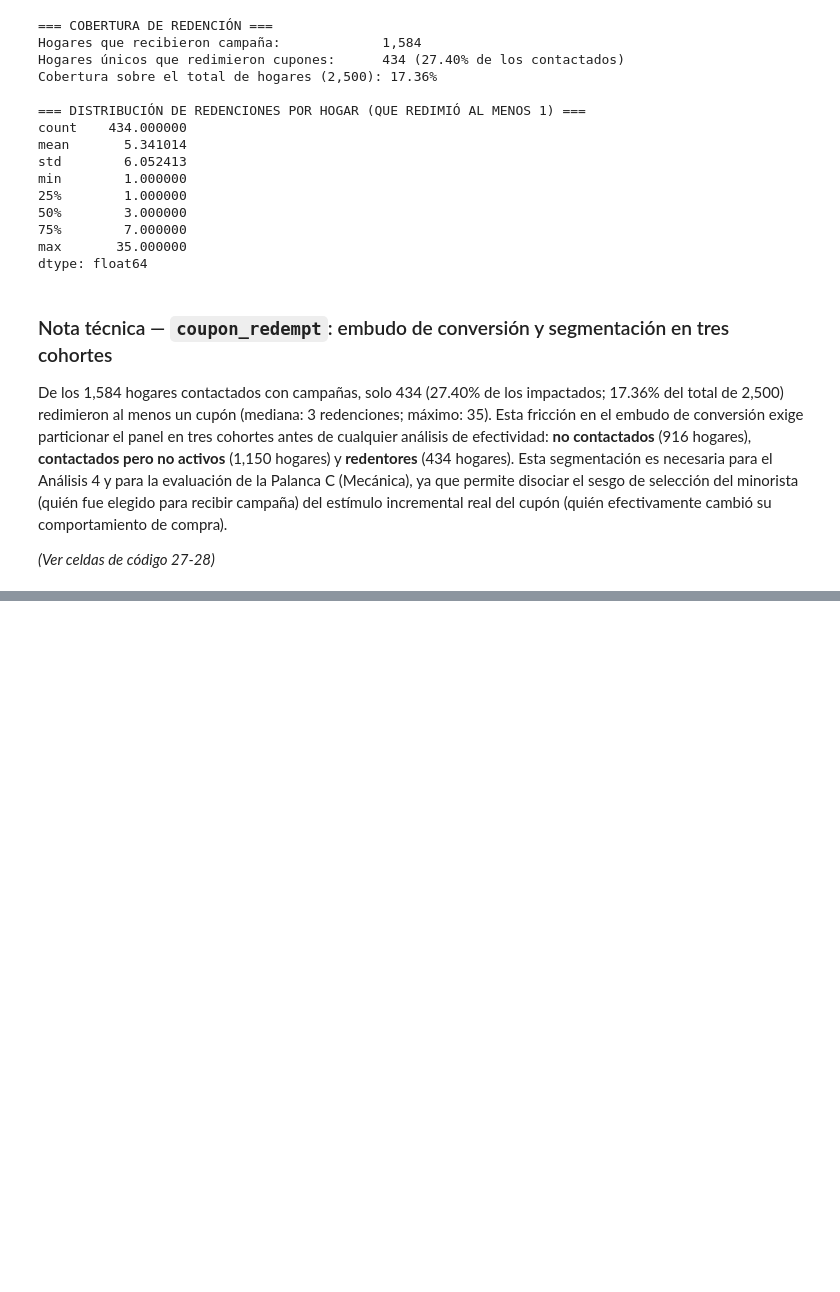
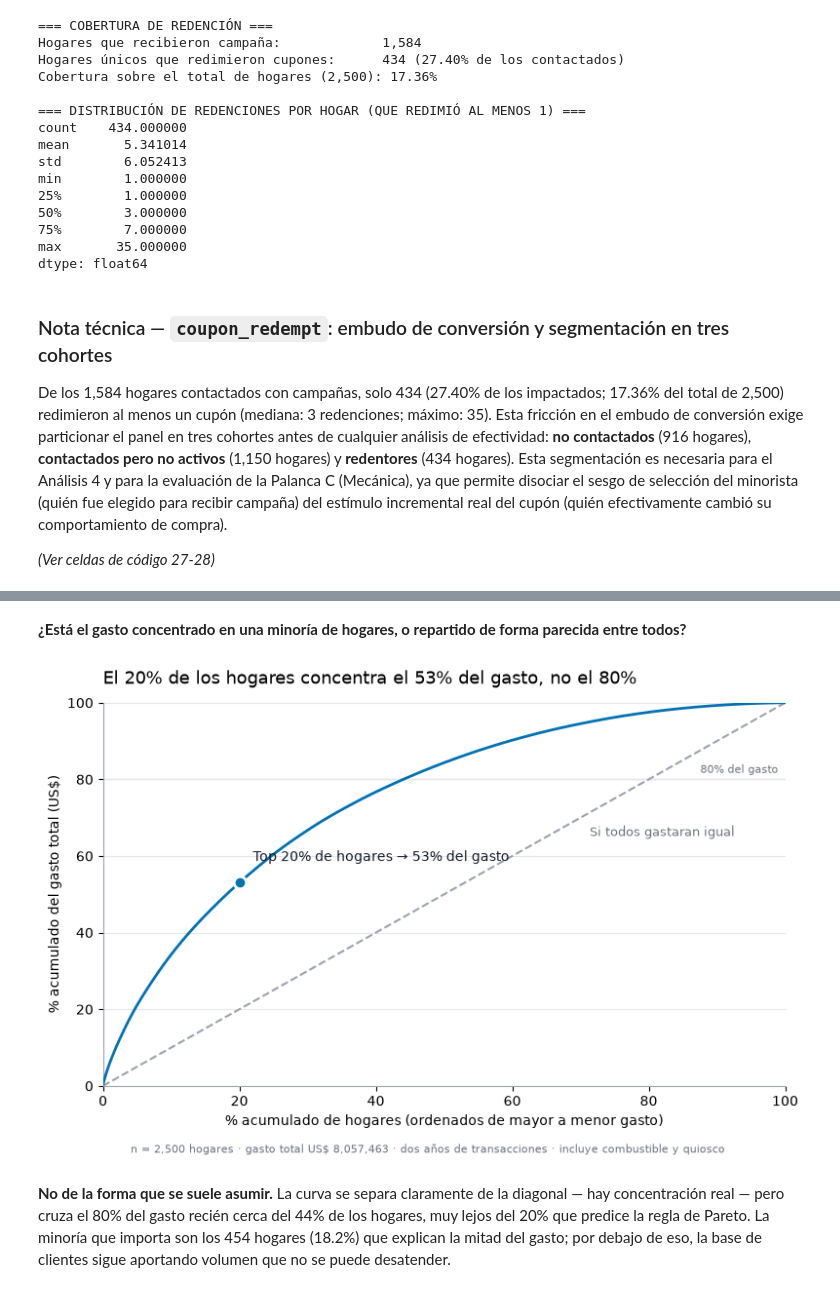
Before and after one commit to xNoksS/proyecto1_BI, a Jupyter notebook: proyecto1_sanchez_mejia.ipynb, the cells around one changed output, grey strips where cells are left out. Saved outputs shown, nothing was run; the diff lists cells and outputs as text; code cells hidden in the pictures; blank space fills up the shorter version.

```diff
--- a/proyecto1_sanchez_mejia.ipynb
+++ b/proyecto1_sanchez_mejia.ipynb
@@ -796,0 +902,74 @@ a
+# %% [markdown]
+**¿Está el gasto concentrado en una minoría de hogares, o repartido de forma parecida entre todos?**
+# %%
+# =========================================================
+# Gráfico 1 · Curva de concentración acumulada del gasto (tipo Pareto / Lorenz)
+# =========================================================
+import os
+
+n_hogares = len(gasto_hh_total)
+x = np.arange(1, n_hogares + 1) / n_hogares * 100      # % acumulado de hogares
+y = acum_total.values * 100                            # % acumulado del gasto
+
+fig, ax = plt.subplots(figsize=(8, 5))
+
+# Línea de referencia: cómo se vería si todos los hogares gastaran lo mismo
+ax.plot([0, 100], [0, 100], color="#9ca3af", lw=1.5, ls="--", zorder=1)
+ax.text(
+    82, 68, "Si todos gastaran igual",
+    color="#6b7280", fontsize=9, ha="center", va="top",
+)
+
+# Curva observada
+ax.plot(x, y, color="#0072B2", lw=2, zorder=3)
+
+# Punto de referencia: el top 20%
+n20 = int(round(0.20 * n_hogares))
+y20 = acum_total.iloc[n20 - 1] * 100
+ax.plot([20], [y20], "o", ms=9, color="#0072B2", mec="white", mew=2, zorder=4)
+ax.annotate(
+    f"Top 20% de hogares → {y20:.0f}% del gasto",
+    xy=(20, y20), xytext=(10, 16), textcoords="offset points",
+    fontsize=10, color="#111827",
+)
+
+# Referencia del 80/20 que NO se cumple
+ax.axhline(80, color="#d1d5db", lw=1, zorder=0)
+ax.text(99, 81, "80% del gasto", fontsize=8, color="#6b7280", ha="right", va="bottom")
+
+ax.set_title(
+    "El 20% de los hogares concentra el 53% del gasto, no el 80%",
+    fontsize=13, pad=14, loc="left",
+)
+ax.set_xlabel("% acumulado de hogares (ordenados de mayor a menor gasto)")
+ax.set_ylabel("% acumulado del gasto total (US$)")
+ax.set_xlim(0, 100)
+ax.set_ylim(0, 100)
+ax.grid(axis="y", color="#e5e7eb", lw=0.8)
+ax.set_axisbelow(True)
+for lado in ["top", "right"]:
+    ax.spines[lado].set_visible(False)
+for lado in ["left", "bottom"]:
+    ax.spines[lado].set_color("#9ca3af")
+
+fig.text(
+    0.125, -0.02,
+    f"n = {n_hogares:,} hogares · gasto total US$ {gasto_hh_total.sum():,.0f} "
+    f"· dos años de transacciones · incluye combustible y quiosco",
+    fontsize=8, color="#6b7280",
+)
+
+plt.tight_layout()
+
+# Guardar para la presentación
+os.makedirs("figuras", exist_ok=True)
+fig.savefig("figuras/g1_concentracion_gasto.png", dpi=200, bbox_inches="tight")
+plt.show()
+# %% [output]
+[figure, added]
+# %% [markdown]
+**No de la forma que se suele asumir.** La curva se separa claramente de la diagonal —
+hay concentración real — pero cruza el 80% del gasto recién cerca del 44% de los hogares,
+muy lejos del 20% que predice la regla de Pareto. La minoría que importa son los 454
+hogares (18.2%) que explican la mitad del gasto; por debajo de eso, la base de clientes
+sigue aportando volumen que no se puede desatender.
```
Also changed, not shown: parts of 14 cells of this notebook, 1 other file.
